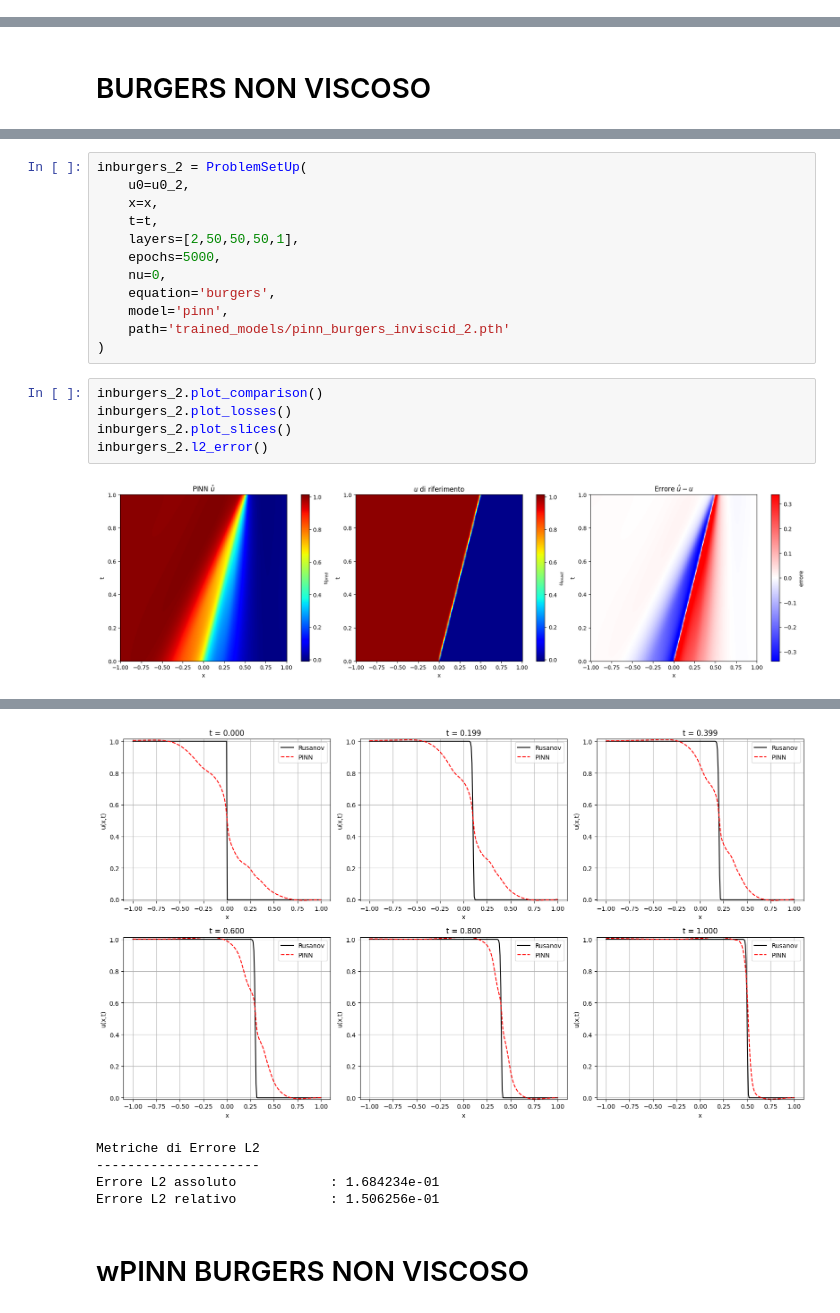
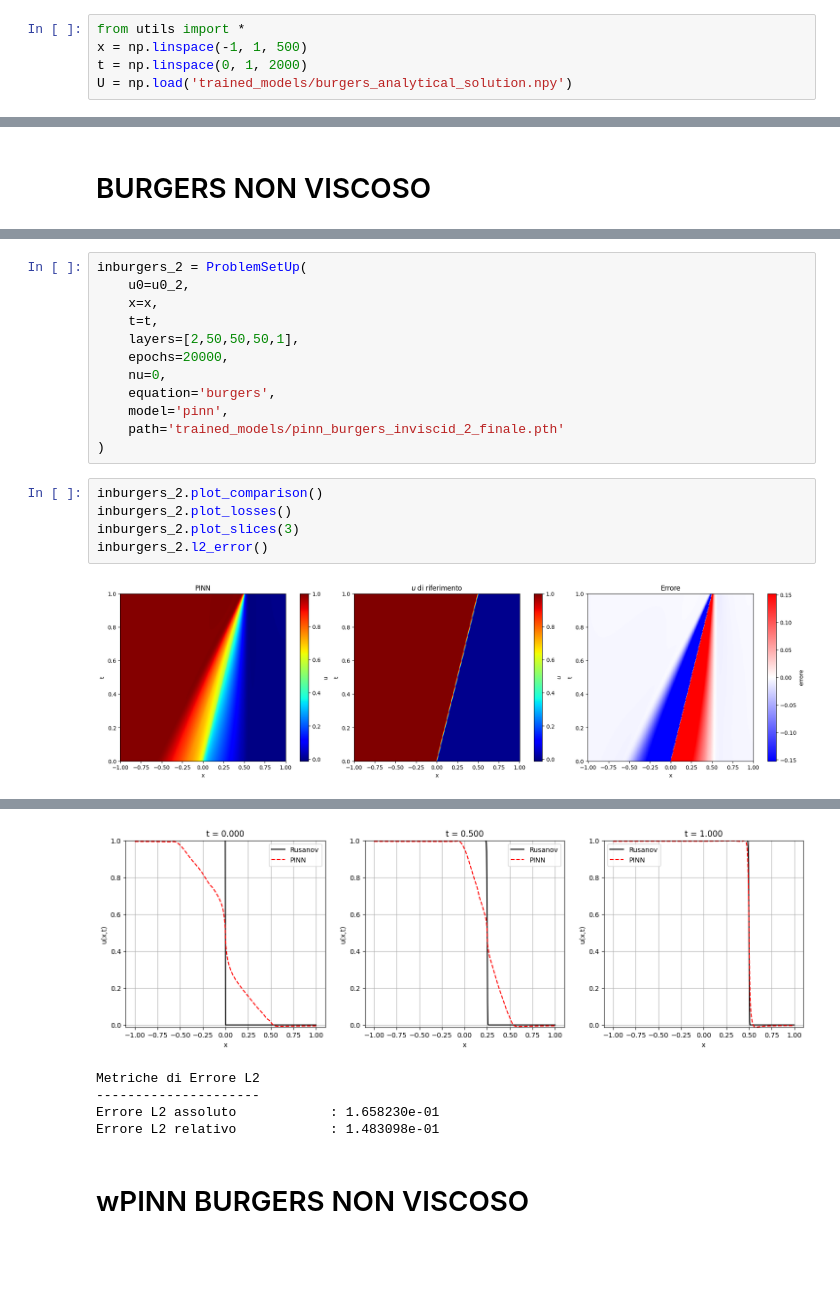
Before and after one commit to FRAMAX444/PINNs, a Jupyter notebook: burgers/pinn_burgers.ipynb, the cells around one changed output, grey strips where cells are left out. Saved outputs shown, nothing was run; the diff lists cells and outputs as text; blank space fills up the shorter version.

```diff
--- a/burgers/pinn_burgers.ipynb
+++ b/burgers/pinn_burgers.ipynb
@@ -5,0 +1,5 @@ x: 256 t: 1000
+# %%
+from utils import *
+x = np.linspace(-1, 1, 500)
+t = np.linspace(0, 1, 2000)
+U = np.load('trained_models/burgers_analytical_solution.npy')
@@ -129,16 +141,16 @@ inburgers_2 = ProblemSetUp(
     x=x,
     t=t,
     layers=[2,50,50,50,1],
-    epochs=5000,
+    epochs=20000,
     nu=0,
     equation='burgers',
     model='pinn',
-    path='trained_models/pinn_burgers_inviscid_2.pth'
+    path='trained_models/pinn_burgers_inviscid_2_finale.pth'
 )
 # %%
 inburgers_2.plot_comparison()
 inburgers_2.plot_losses()
-inburgers_2.plot_slices()
+inburgers_2.plot_slices(3)
 inburgers_2.l2_error()
 # %% [output]
-[figure, old version]
+[figure, new version]
@@ -146,8 +158,8 @@ inburgers_2.l2_error()
-[figure, old version]
+[figure, new version]
 Metriche di Errore L2
 ---------------------
-Errore L2 assoluto            : 1.684234e-01
-Errore L2 relativo            : 1.506256e-01
+Errore L2 assoluto            : 1.658230e-01
+Errore L2 relativo            : 1.483098e-01
 # %% [markdown]
 # wPINN BURGERS NON VISCOSO
 # %%
```
Also changed, not shown: parts of 20 cells of this notebook, 20 other files.
